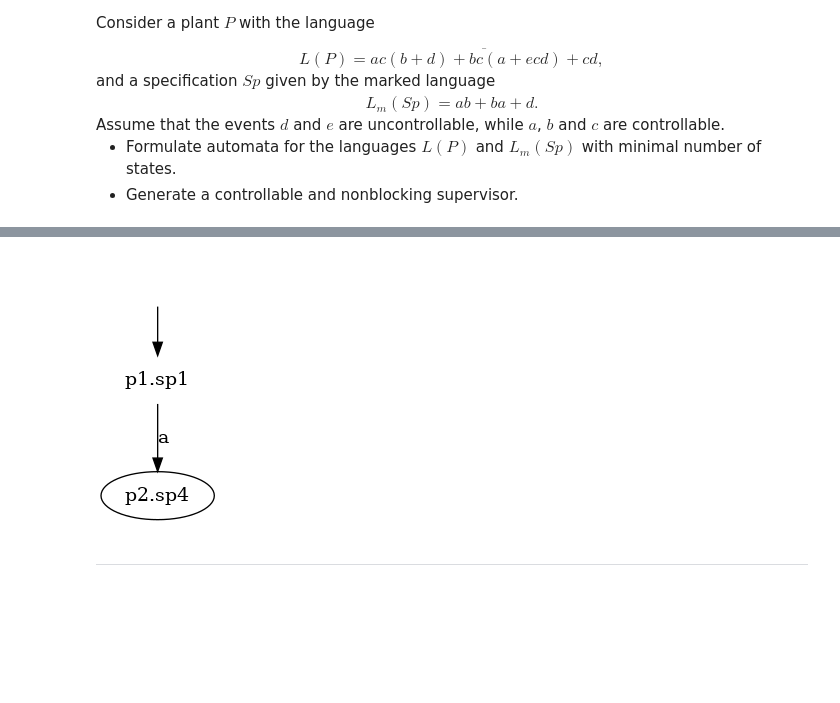
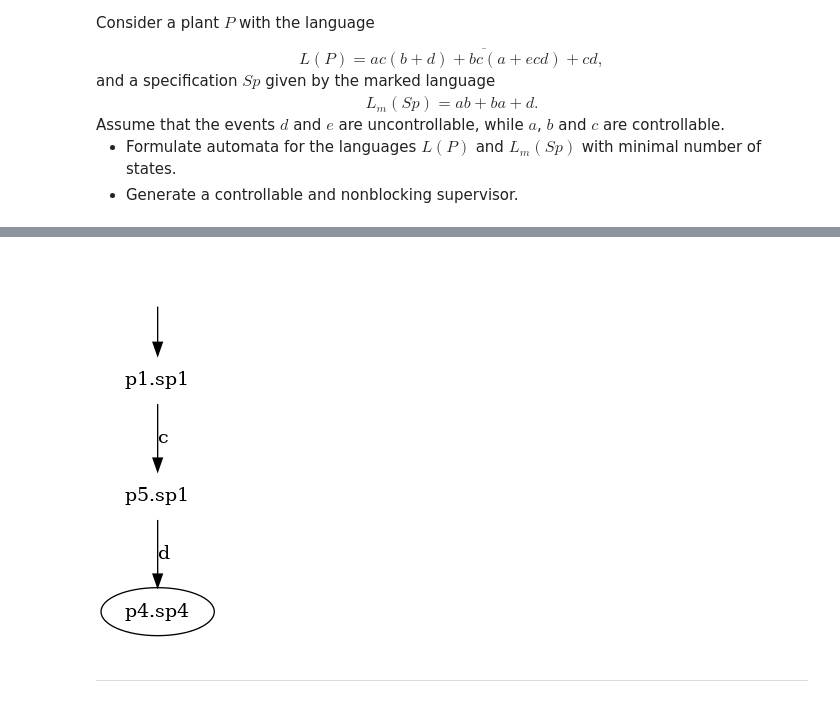
Before and after one commit to mohkan1/master, a Jupyter notebook: SSY165/logic_ass2/synthesize.ipynb, the cells around one changed output, grey strips where cells are left out. Cells and saved outputs as stored; diff of their text form; code cells hidden in the pictures; blank space fills up the shorter version.

```diff
--- a/SSY165/logic_ass2/synthesize.ipynb
+++ b/SSY165/logic_ass2/synthesize.ipynb
@@ -544,53 +544,52 @@ P = Automaton(
                         'p1','p2','p3',
                         'p4','p5','p6',
                         'p7','p8','p9',
-                        'p10','p11','p12',
-                        'p13',
+
                       },
             init    = 'p1',
             events  = {'a', 'b', 'c', 'd', 'e'},
             trans   = {
                        Transition('p1', 'a', 'p2')  ,
                        Transition('p2', 'c', 'p3')  ,
                        Transition('p3', 'b', 'p4')  ,
-                       Transition('p3', 'd', 'p5')  ,
+                       Transition('p3', 'd', 'p4')  ,
 
-                       Transition('p1', 'c', 'p12') ,
-                       Transition('p13', 'd', 'p13'),
+                       Transition('p1', 'c', 'p5') ,
+                       Transition('p5', 'd', 'p4'),
 
                        Transition('p1', 'b', 'p6')  ,
                        Transition('p6', 'c', 'p7')  ,
-                       Transition('p7', 'a', 'p9')  ,
+                       Transition('p7', 'a', 'p4')  ,
                        Transition('p7', 'e', 'p8')  ,
-                       Transition('p8', 'c', 'p10') ,
-                       Transition('p10', 'd', 'p11'),
+                       Transition('p8', 'c', 'p9') ,
+                       Transition('p9', 'd', 'p4'),
                     }
             )
 
 Sp = Automaton(
             states  = {
                         'sp1','sp2','sp3',
-                        'sp4','sp5','sp6',
+                        'sp4'
                       },
             init    = 'sp1',
             events  = {'a', 'b', 'd'},
             trans   = {
-                       Transition('sp1', 'b', 'sp2'),
-                       Transition('sp2', 'a', 'sp3'),
+                       Transition('sp1', 'a', 'sp2'),
+                       Transition('sp2', 'b', 'sp4'),
 
-                       Transition('sp1', 'a', 'sp4'),
-                       Transition('sp4', 'b', 'sp5'),
+                       Transition('sp1', 'b', 'sp3'),
+                       Transition('sp3', 'a', 'sp4'),
 
-                       Transition('sp1', 'd', 'sp6')
+                       Transition('sp1', 'd', 'sp4')
                     },
             marked = {"sp4"}
             )
 
 
 S = supervisor(P, Sp, {'d', 'e'})
 plot_automaton(S, 'S_3_15')
 # %% [output]
-[figure, old version]
+[figure, new version]
 # %%
 assert type(S) is Automaton
 # %% [markdown]
```
Also changed, not shown: parts of 2 cells of this notebook, 2 other files.
